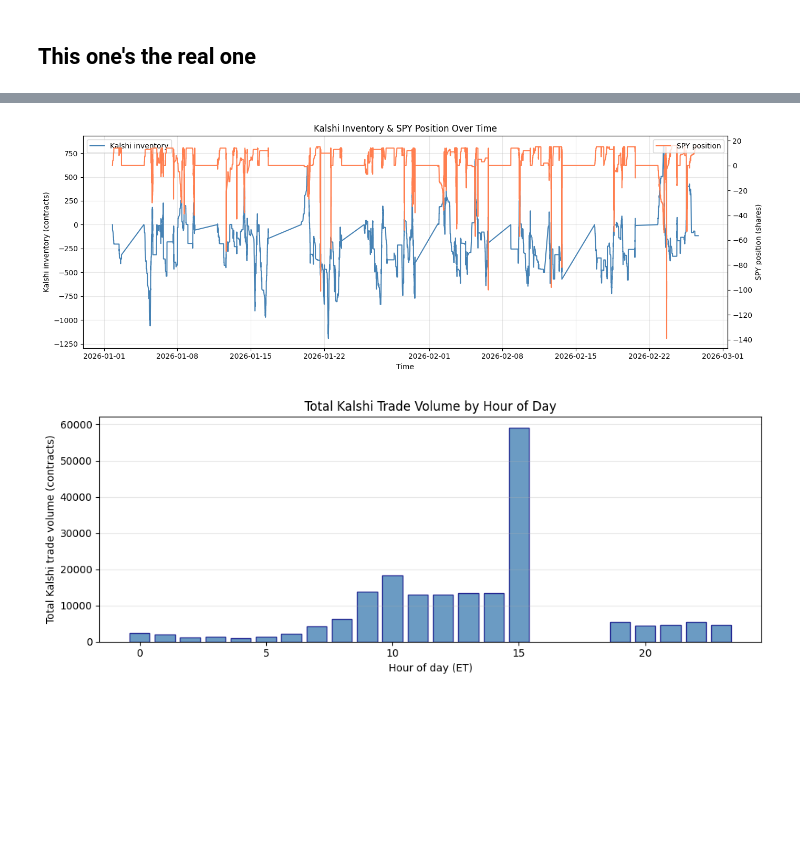
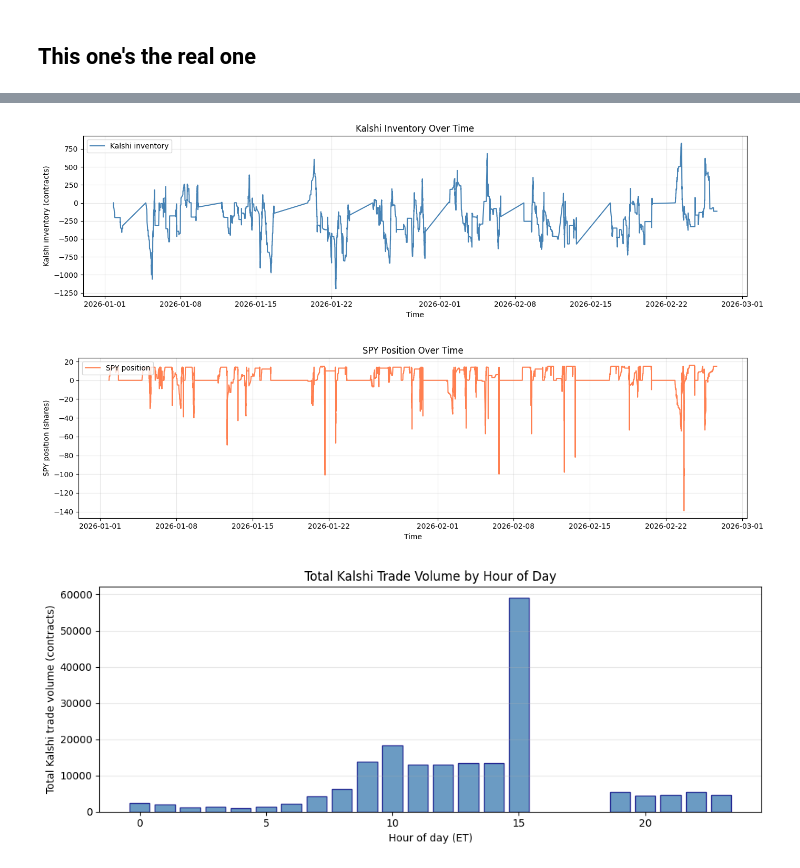
Before and after one commit to chris-mulligan-50/FINM-33150-Quantitative-Trading-Strategies-Final-Project-Kalshi-Market-Making-, a Jupyter notebook: submission.ipynb, the cells around one changed output, grey strips where cells are left out. Cells and saved outputs as stored; diff of their text form; code cells hidden in the pictures; blank space fills up the shorter version.

```diff
--- a/submission.ipynb
+++ b/submission.ipynb
@@ -848,20 +929,28 @@ plt.show()
 # %%
-# Kalshi Inventory / SPY Position over time
-fig, ax1 = plt.subplots(figsize=(14, 5))
-ax1.plot(ts_pd, df_ts["total_kalshi_inventory"].to_numpy(), color="steelblue", label="Kalshi inventory")
-ax1.set_ylabel("Kalshi inventory (contracts)")
-ax1.set_xlabel("Time")
-ax1.legend(loc="upper left")
-ax1.grid(True, alpha=0.3)
-ax2 = ax1.twinx()
-ax2.plot(ts_pd, df_ts["pos_spy"].to_numpy(), color="coral", label="SPY position")
-ax2.set_ylabel("SPY position (shares)")
-ax2.legend(loc="upper right")
-plt.title("Kalshi Inventory & SPY Position Over Time")
+# Kalshi Inventory over time
+plt.figure(figsize=(14, 4))
+plt.plot(ts_pd, df_ts["total_kalshi_inventory"].to_numpy(), color="steelblue", label="Kalshi inventory")
+plt.ylabel("Kalshi inventory (contracts)")
+plt.xlabel("Time")
+plt.title("Kalshi Inventory Over Time")
+plt.legend(loc="upper left")
+plt.grid(True, alpha=0.3)
 plt.tight_layout()
 plt.show()
+
+# SPY Position over time
+plt.figure(figsize=(14, 4))
+plt.plot(ts_pd, df_ts["pos_spy"].to_numpy(), color="coral", label="SPY position")
+plt.ylabel("SPY position (shares)")
+plt.xlabel("Time")
+plt.title("SPY Position Over Time")
+plt.legend(loc="upper left")
+plt.grid(True, alpha=0.3)
+plt.tight_layout()
+plt.show()
 # %% [output]
-[figure, old version]
+[figure, new version]
+[figure, added]
 # %%
 # Total Kalshi Trade Volume by hour of day (our filled volume)
 df_hour = df.with_columns(pl.col("ts").dt.hour().alias("hour"))
```
Also changed, not shown: parts of 17 cells of this notebook.
